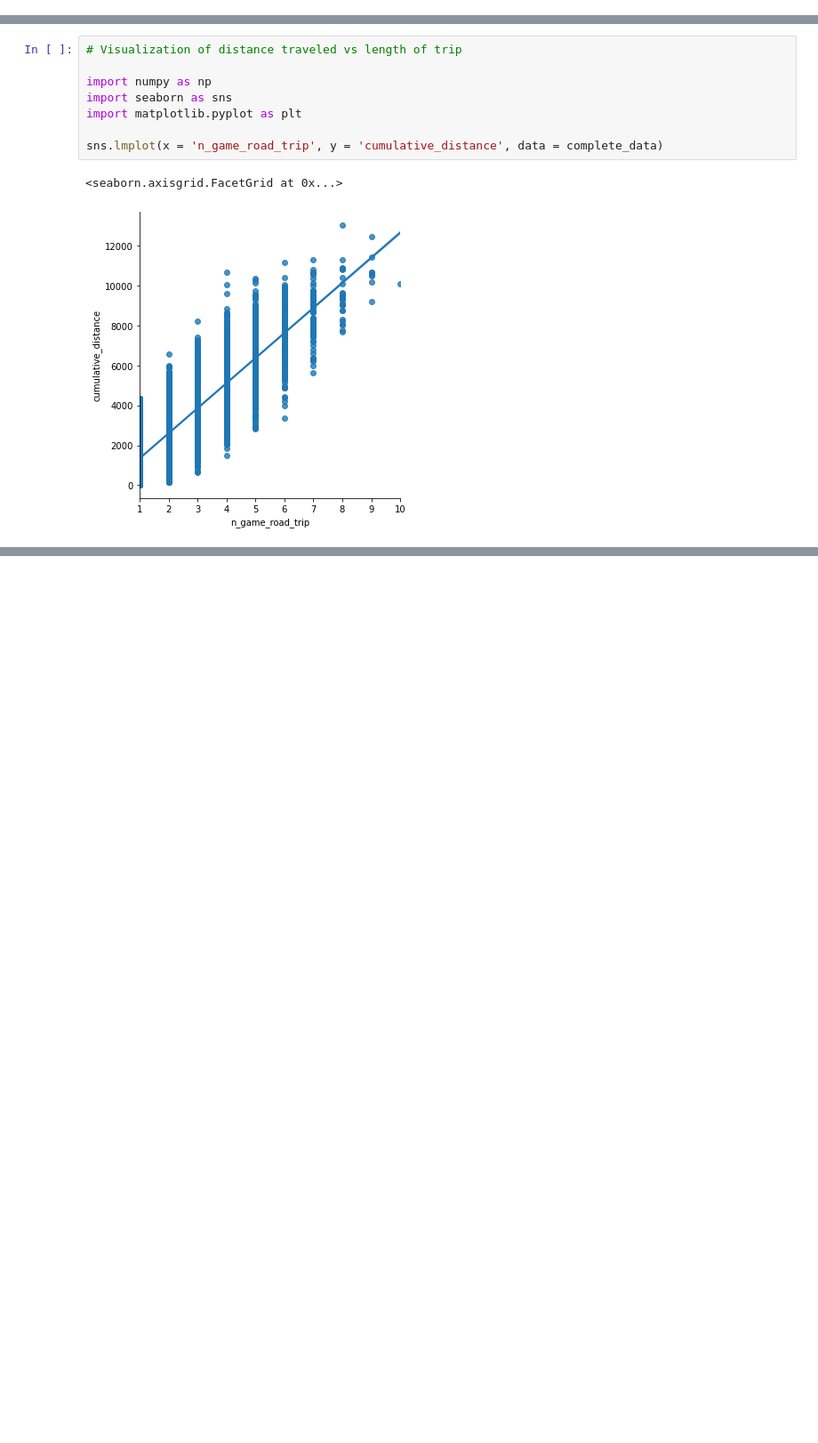
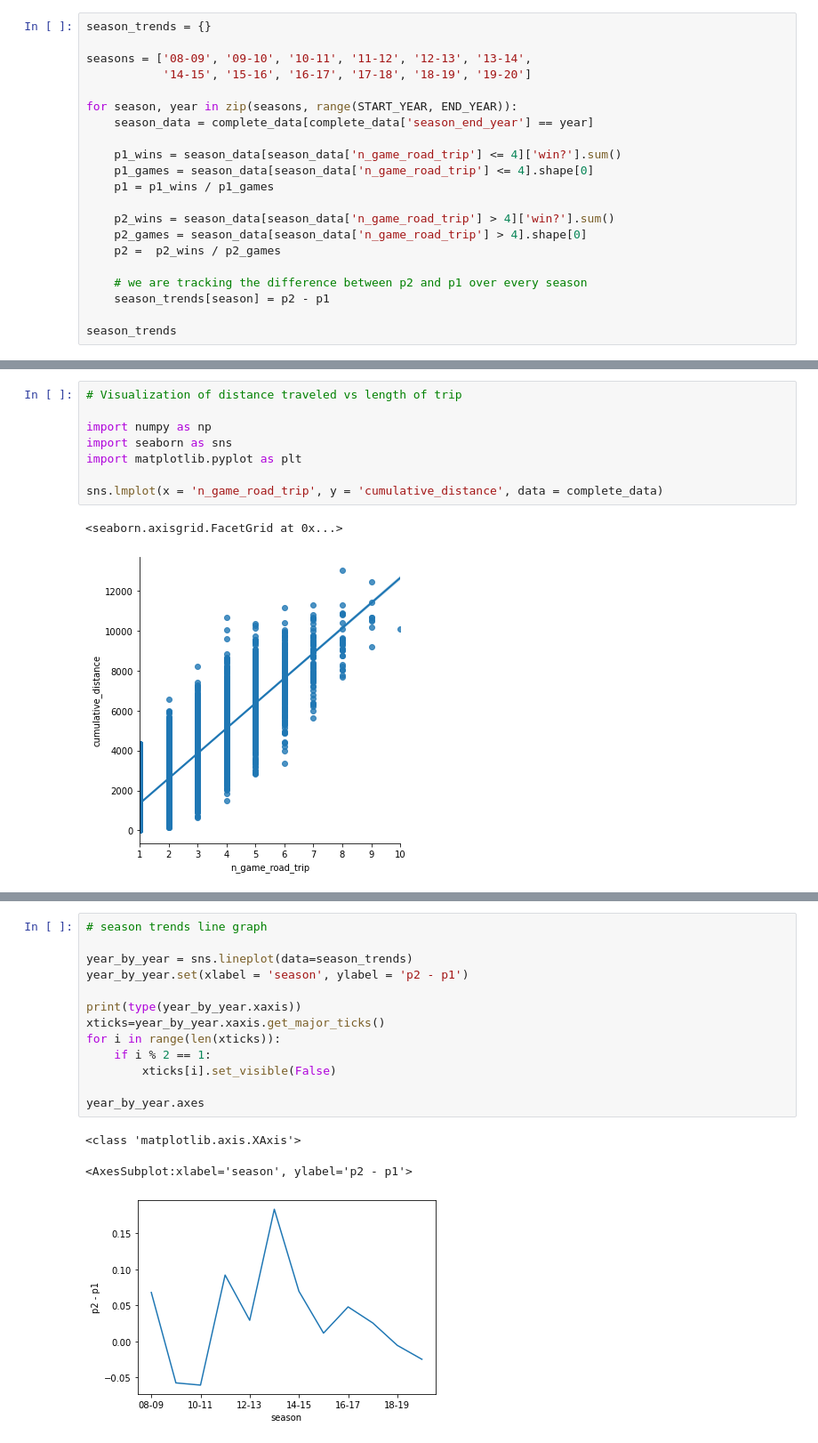
Before and after one commit to joshblecherman/Does-The-Length-of-a-Roadtrip-affect-winning-in-the-NBA-, a Jupyter notebook: analysis and visualizations.ipynb, the cells around one changed output, grey strips where cells are left out. Shown at 89% size. Cells and saved outputs as stored; diff of their text form; blank space fills up the shorter version.

Commit message:
added season by season analysis

```diff
--- a/analysis and visualizations.ipynb
+++ b/analysis and visualizations.ipynb
@@ -131,0 +140,21 @@ This z-value means that we can reject the null hypothesis! In other words, p1 !=
+# %%
+season_trends = {}
+
+seasons = ['08-09', '09-10', '10-11', '11-12', '12-13', '13-14',
+           '14-15', '15-16', '16-17', '17-18', '18-19', '19-20']
+
+for season, year in zip(seasons, range(START_YEAR, END_YEAR)):
+    season_data = complete_data[complete_data['season_end_year'] == year]
+
+    p1_wins = season_data[season_data['n_game_road_trip'] <= 4]['win?'].sum()
+    p1_games = season_data[season_data['n_game_road_trip'] <= 4].shape[0]
+    p1 = p1_wins / p1_games
+
+    p2_wins = season_data[season_data['n_game_road_trip'] > 4]['win?'].sum()
+    p2_games = season_data[season_data['n_game_road_trip'] > 4].shape[0]
+    p2 =  p2_wins / p2_games
+
+    # we are tracking the difference between p2 and p1 over every season
+    season_trends[season] = p2 - p1
+
+season_trends
@@ -178,3 +224,20 @@ sns.lmplot(x = 'cumulative_distance', y = 'win?', data = complete_data)
 # %% [output]
 <seaborn.axisgrid.FacetGrid at 0x...>
 [figure]
+# %%
+# season trends line graph
+
+year_by_year = sns.lineplot(data=season_trends)
+year_by_year.set(xlabel = 'season', ylabel = 'p2 - p1')
+
+print(type(year_by_year.xaxis))
+xticks=year_by_year.xaxis.get_major_ticks()
+for i in range(len(xticks)):
+    if i % 2 == 1:
+        xticks[i].set_visible(False)
+
+year_by_year.axes
+# %% [output]
+<class 'matplotlib.axis.XAxis'>
+<AxesSubplot:xlabel='season', ylabel='p2 - p1'>
+[figure, added]
```
Also changed, not shown: parts of 7 cells of this notebook, 2 other files.
